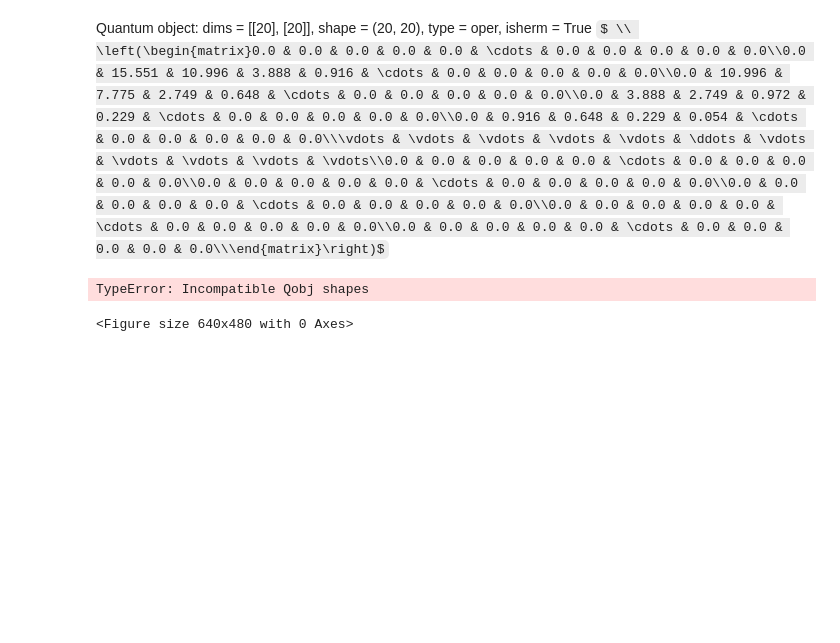
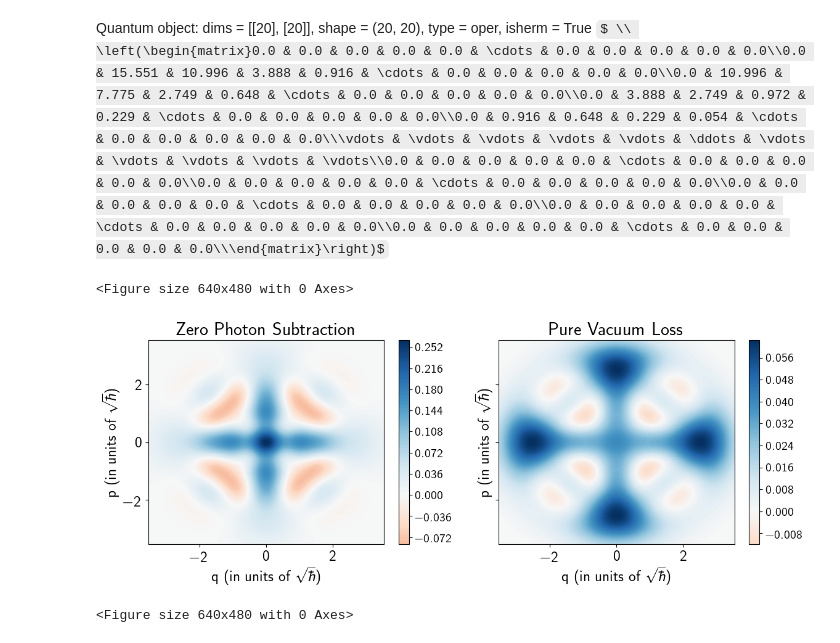
Before and after one commit to saurabh-shringarpure/ThrHomHet, a Jupyter notebook: bincode.ipynb, the cells around one changed output. Saved outputs shown, nothing was run; the diff lists cells and outputs as text; code cells hidden in the pictures; some formulas as TeX source; blank space fills up the shorter version.

```diff
--- a/bincode.ipynb
+++ b/bincode.ipynb
@@ -72,18 +72,18 @@ def kPS(eta,k,T,psi_interest,psi_project):
     # Create a beamsplitter for the simulation
     Θ = 2*np.arccos(np.sqrt(T))
     bs = B(0,Θ,0,0) # Compute the beamsplitter unitary
+
     dim_interest = psi_interest.shape[0]
     dim_project  = psi_project.shape[0]
     state = composite(psi_interest,psi_project)
+    state = bs.dag()*state
     # another beamsplitter to simulate loss
-    lossbs = composite(identity(dim_interest), bs.dag())
-
-     """
-     NEED TO MODIFY BEAMSPLITTER SO THAT IT TAKES MODE NUMBERS AS INPUT AND TO MIX AND LEAVE OTHERS UNAFFECTED
-
-     """
-
-     pureLossChannel(1-eta, bs.dag() * , fock(dim_project, 0))
+    state = composite(state, psi2)
+    ΘL = 2*np.arccos(np.sqrt(eta))
+    bs2 = B(0,ΘL,0,0) # Compute the beamsplitter unitary
+    lossbs = composite(identity(dim_interest), bs2.dag())
+    state = lossbs*state
+    state = (state).ptrace([0,1])
     Pi = composite(identity(dim_interest), fock_dm(dim_project, k))
     povm=[Pi, composite(identity(dim_interest), identity(dim_project)) - Pi]
     return (qutip.measurement.measurement_statistics_povm(state, povm )[0][0]).ptrace(0)
@@ -126,8 +111,9 @@ homodyne(20,0,10,100)
 Quantum object: dims = [[20], [20]], shape = (20, 20), type = oper, isherm = True $ \\ \left(\begin{matrix}0.0 & 0.0 & 0.0 & 0.0 & 0.0 & \cdots & 0.0 & 0.0 & 0.0 & 0.0 & 0.0\\0.0 & 15.551 & 10.996 & 3.888 & 0.916 & \cdots & 0.0 & 0.0 & 0.0 & 0.0 & 0.0\\0.0 & 10.996 & 7.775 & 2.749 & 0.648 & \cdots & 0.0 & 0.0 & 0.0 & 0.0 & 0.0\\0.0 & 3.888 & 2.749 & 0.972 & 0.229 & \cdots & 0.0 & 0.0 & 0.0 & 0.0 & 0.0\\0.0 & 0.916 & 0.648 & 0.229 & 0.054 & \cdots & 0.0 & 0.0 & 0.0 & 0.0 & 0.0\\\vdots & \vdots & \vdots & \vdots & \vdots & \ddots & \vdots & \vdots & \vdots & \vdots & \vdots\\0.0 & 0.0 & 0.0 & 0.0 & 0.0 & \cdots & 0.0 & 0.0 & 0.0 & 0.0 & 0.0\\0.0 & 0.0 & 0.0 & 0.0 & 0.0 & \cdots & 0.0 & 0.0 & 0.0 & 0.0 & 0.0\\0.0 & 0.0 & 0.0 & 0.0 & 0.0 & \cdots & 0.0 & 0.0 & 0.0 & 0.0 & 0.0\\0.0 & 0.0 & 0.0 & 0.0 & 0.0 & \cdots & 0.0 & 0.0 & 0.0 & 0.0 & 0.0\\0.0 & 0.0 & 0.0 & 0.0 & 0.0 & \cdots & 0.0 & 0.0 & 0.0 & 0.0 & 0.0\\\end{matrix}\right)$
 # %%
 # Results
-T = 0.75
-outkPS  = kPS(0.75,0,T, psi1,psi2)
+T = 0.6
+eta = 0.90
+outkPS  = kPS(eta,0,T, psi1,psi2)
 outLoss = pureLossChannel(1-T,psi1,psi2)
 
 #Plotting
@@ -135,34 +121,35 @@ limi = 3.54
 rang = 100
 xvec = np.linspace(-limi, limi, rang)
 
 W1  = wigner(outkPS, xvec, xvec)
 W2 = wigner(outLoss, xvec, xvec)
 
 nrm1 = mpl.colors.Normalize(-W1.max(), W1.max())
 nrm2 = mpl.colors.Normalize(-W2.max(), W2.max())
 
 # Increasing the resolution of the plot
 plt.figure(dpi=100)
 
 fig, axes = plt.subplots(1, 2, figsize=(scale*5*2,scale*4),sharey = True)
 
 plt1 = axes[0].contourf(xvec, xvec, W1, 100, cmap=cm.RdBu, norm=nrm1)
 plt2 = axes[1].contourf(xvec, xvec, W2, 100, cmap=cm.RdBu, norm=nrm2)
 
 axes[0].set(title = f"Zero Photon Subtraction", xlabel = f'q (in units of  $\sqrt\hbar$)',  ylabel = f'p (in units of  $\sqrt\hbar$)' )
 axes[1].set(title = f"Pure Vacuum Loss",        xlabel = f'q (in units of  $\sqrt\hbar$)',  ylabel = f'p (in units of  $\sqrt\hbar$)' )
 
 cb1= fig.colorbar(plt1, ax=axes[0])
 cb1.ax.tick_params(labelsize = scale*12)
 
 cb2= fig.colorbar(plt2, ax=axes[1])
 cb2.ax.tick_params(labelsize = scale*12)
 
 fig.tight_layout()
 
 plt.show()
 # %% [output]
-TypeError: Incompatible Qobj shapes
+<Figure size 640x480 with 0 Axes>
+[figure, added]
 # %%
 # Results
 T = 0.85 # transmittance of the beamsplitter used for ZPS
```
Also changed, not shown: parts of 3 cells of this notebook.
